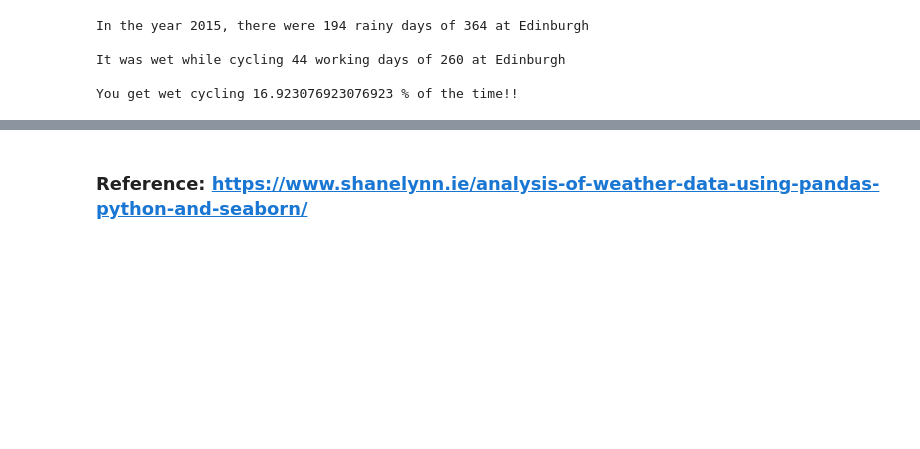
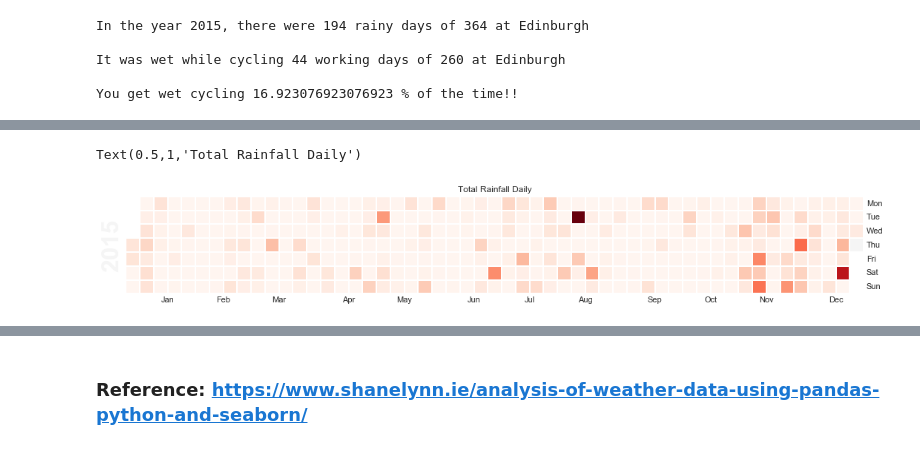
Before and after one commit to silver1icicle/Data_Science, a Jupyter notebook: 10_Analyzing_Weather_Data_From_Scratch.ipynb, the cells around one changed output, grey strips where cells are left out. Cells and saved outputs as stored; diff of their text form; code cells hidden in the pictures; blank space fills up the shorter version.

```diff
--- a/10_Analyzing_Weather_Data_From_Scratch.ipynb
+++ b/10_Analyzing_Weather_Data_From_Scratch.ipynb
@@ -531,0 +629,11 @@ You get wet cycling 16.923076923076923 % of the time!!
+# %%
+
+fig, ax = calmap.calendarplot(temp['total_rain'], fig_kws={"figsize":(15,5)})
+plt.title("Total Rainfall Daily")
+
+# NOTE:
+# If the data points have outliers, they will skew your color mapping considerably. Thus we should eliminate the outliers for
+# better visualization of the heatmap.
+# %% [output]
+Text(0.5,1,'Total Rainfall Daily')
+[figure, added]
```
Also changed, not shown: parts of 9 cells of this notebook.
